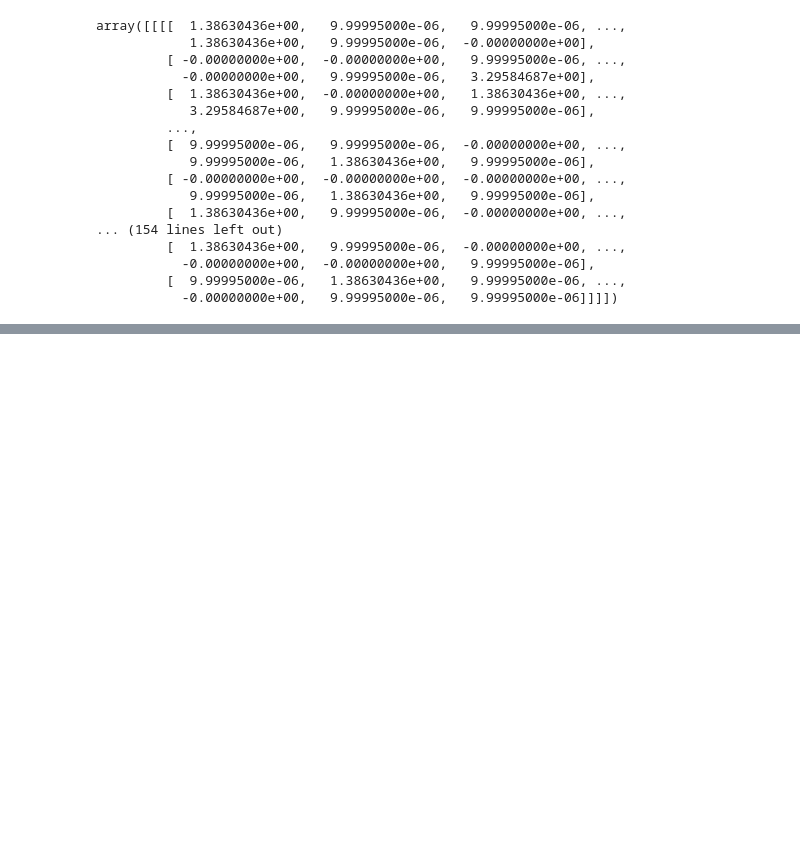
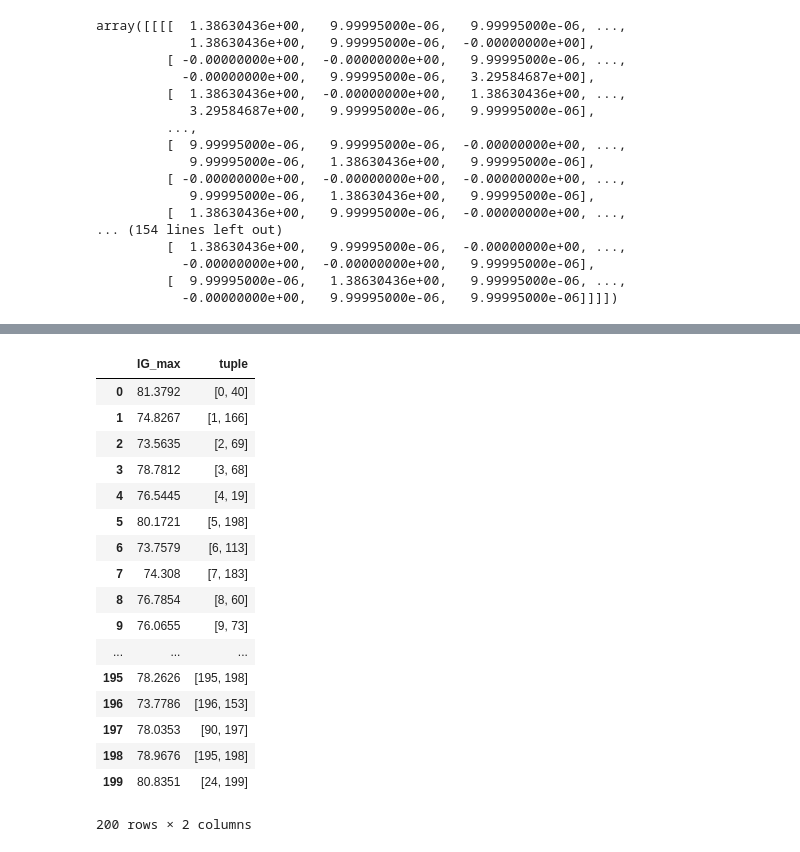
Before and after one commit to olszewskip/MDFS_playground, a Jupyter notebook: python/scheduler/scheduler0.ipynb, the cells around one changed output, grey strips where cells are left out. Drawn from its saved outputs; the diff is of its cells as text; code cells hidden in the pictures; blank space fills up the shorter version.

```diff
--- a/python/scheduler/scheduler0.ipynb
+++ b/python/scheduler/scheduler0.ipynb
@@ -1075,0 +1349,22 @@ def dummy_work(indeces, n_classes=n_classes):
+# %%
+madelon_results = pd.read_pickle("delete_me.pkl")
+madelon_results
+# %% [output]
+|  | IG_max | tuple |
+| 0 | 81.3792 | [0, 40] |
+| 1 | 74.8267 | [1, 166] |
+| 2 | 73.5635 | [2, 69] |
+| 3 | 78.7812 | [3, 68] |
+| 4 | 76.5445 | [4, 19] |
+| 5 | 80.1721 | [5, 198] |
+| 6 | 73.7579 | [6, 113] |
+| 7 | 74.308 | [7, 183] |
+| 8 | 76.7854 | [8, 60] |
+| 9 | 76.0655 | [9, 73] |
+| ... | ... | ... |
+| 195 | 78.2626 | [195, 198] |
+| 196 | 73.7786 | [196, 153] |
+| 197 | 78.0353 | [90, 197] |
+| 198 | 78.9676 | [195, 198] |
+| 199 | 80.8351 | [24, 199] |
+200 rows × 2 columns
```
Also changed, not shown: parts of 16 cells of this notebook, 3 other files.
